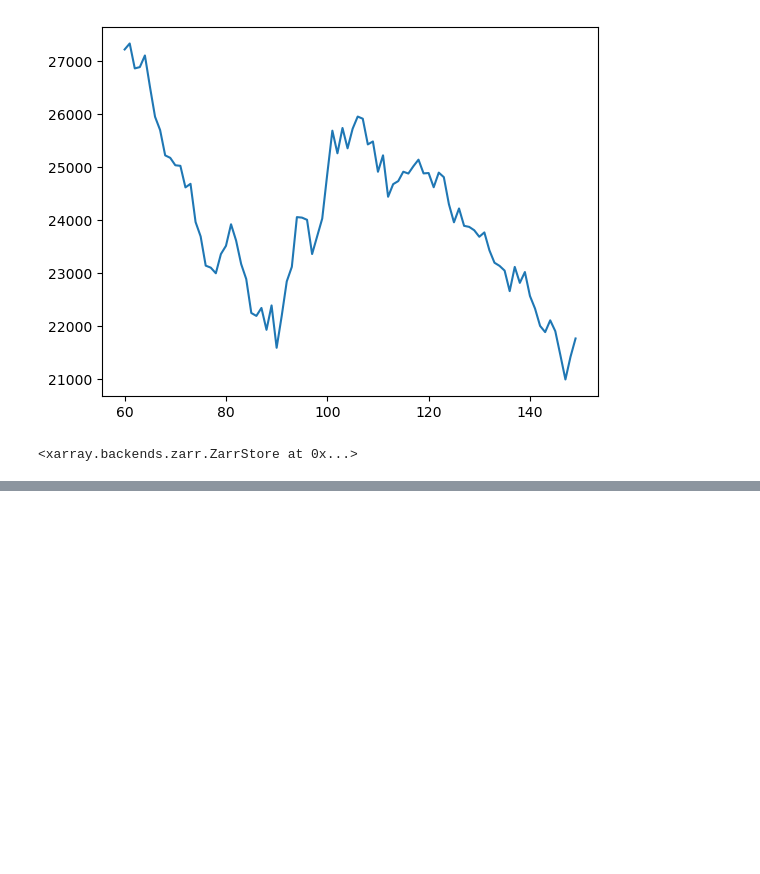
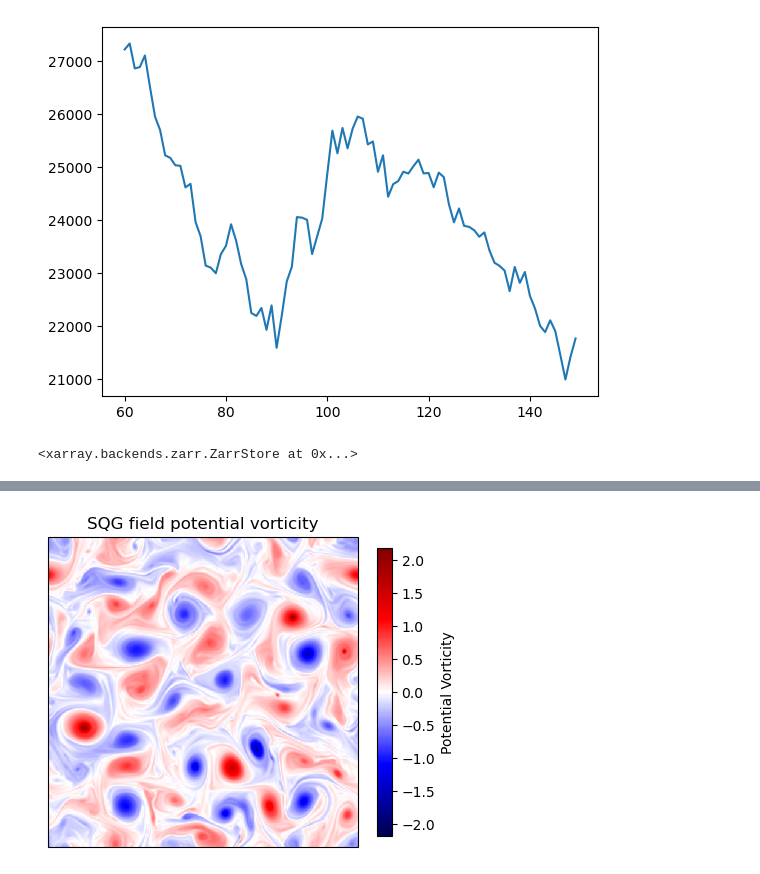
Before and after one commit to zelk-oss/forecasting, a Jupyter notebook: spectrum_data.ipynb, the cells around one changed output, grey strips where cells are left out. Saved outputs shown, nothing was run; the diff lists cells and outputs as text; code cells hidden in the pictures; blank space fills up the shorter version.

```diff
--- a/spectrum_data.ipynb
+++ b/spectrum_data.ipynb
@@ -183,0 +191,27 @@ plt.ylim(1e-7,1e-2)
+# %%
+import matplotlib.pyplot as plt
+import cartopy.crs as ccrs
+
+field = da.isel(time=100, lev=0).transpose("latitude", "longitude")
+
+plt.figure(figsize=(5,5))
+ax = plt.axes(projection=ccrs.PlateCarree())
+
+vmax = abs(field).max()
+
+im = field.plot(
+    ax=ax,
+    transform=ccrs.PlateCarree(),
+    cmap="seismic",
+    cbar_kwargs={
+        "label": "Potential Vorticity",
+        "shrink": 0.75   # reduces colorbar height
+    }
+)
+
+ax.set_title("SQG field potential vorticity")
+
+plt.savefig("sqg_potential.png", dpi=400, bbox_inches="tight")
+plt.show()
+# %% [output]
+[figure, added]
```
Also changed, not shown: parts of 3 cells of this notebook, 3 other files.
